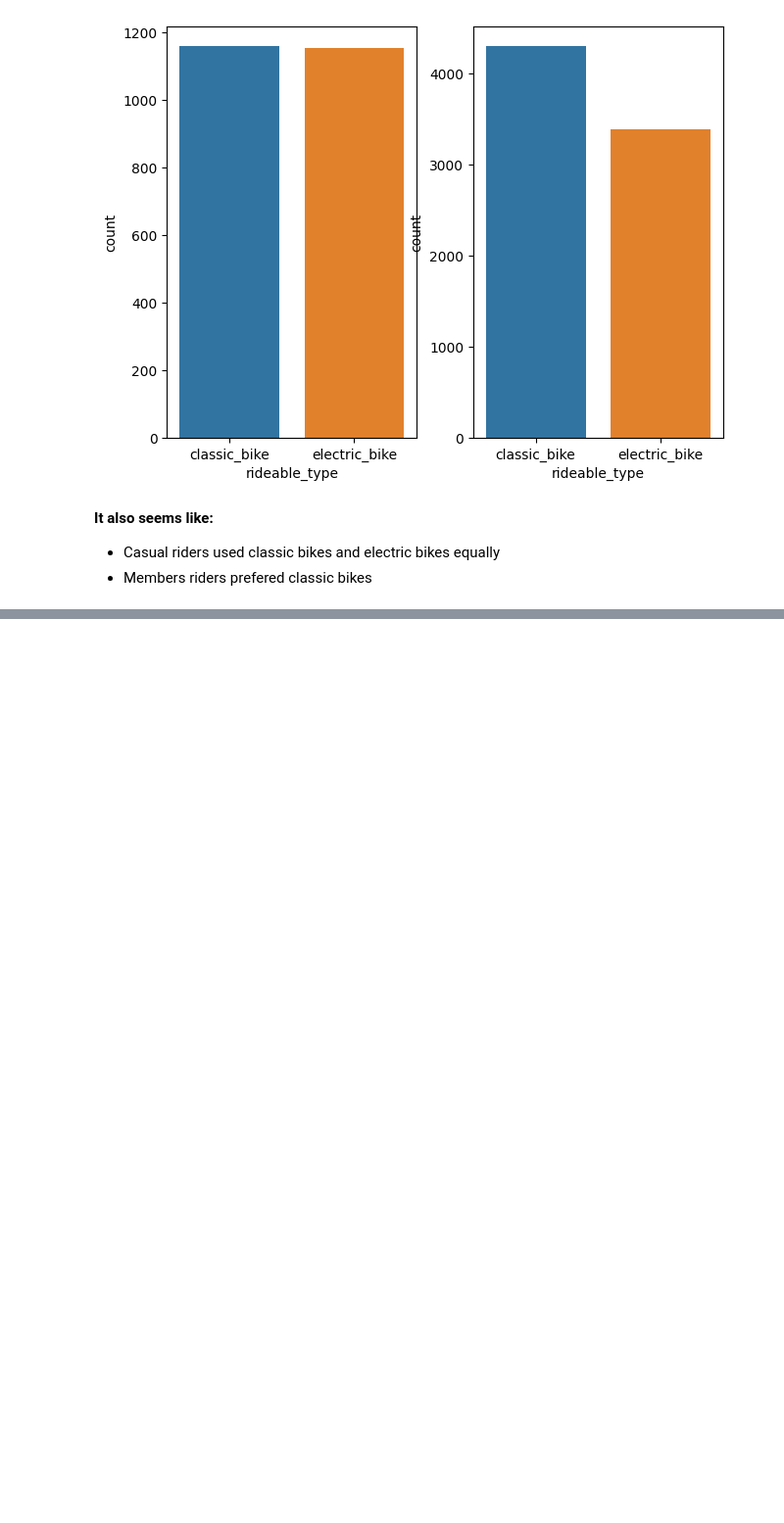
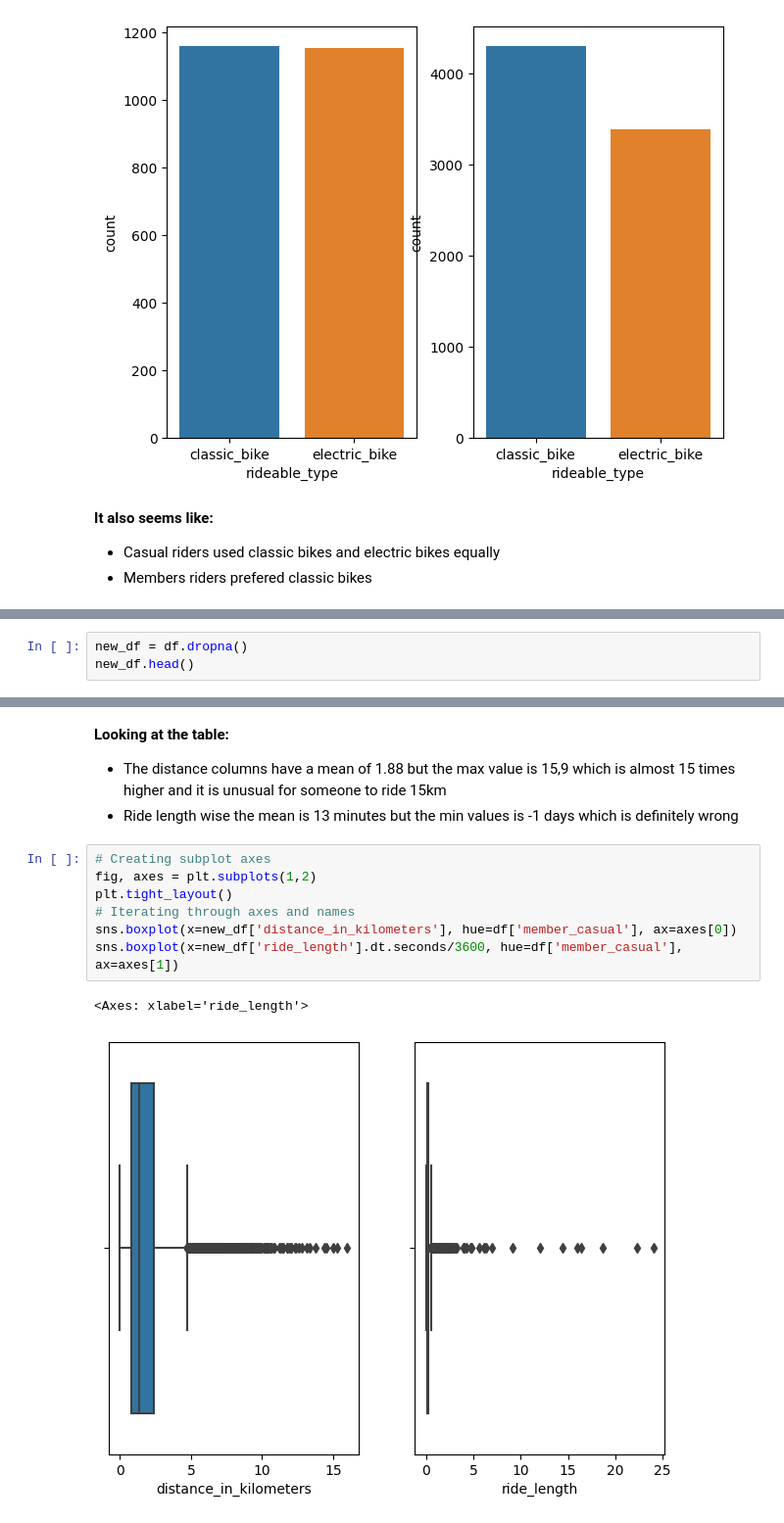
Before and after one commit to ndminh2003/Divvy_Bike_Case_Study_Analysis, a Jupyter notebook: divvy-casestudy.ipynb, the cells around one changed output, grey strips where cells are left out. Shown at 98% size. Drawn from its saved outputs; the diff is of its cells as text; blank space fills up the shorter version.

```diff
--- a/divvy-casestudy.ipynb
+++ b/divvy-casestudy.ipynb
@@ -259,0 +326,3 @@ df_n = encoder.fit_transform(df[['start_lat','end_lat','start_lng','end_lng','me
+# %%
+new_df = df.dropna()
+new_df.head()
@@ -259,0 +371,14 @@ df_n = encoder.fit_transform(df[['start_lat','end_lat','start_lng','end_lng','me
+# %% [markdown]
+**Looking at the table:**
+* The distance columns have a mean of 1.88 but the max value is 15,9 which is almost 15 times higher and it is unusual for someone to ride 15km
+* Ride length wise the mean is 13 minutes but the min values is -1 days which is definitely wrong
+# %%
+# Creating subplot axes
+fig, axes = plt.subplots(1,2)
+plt.tight_layout()
+# Iterating through axes and names
+sns.boxplot(x=new_df['distance_in_kilometers'], hue=df['member_casual'], ax=axes[0])
+sns.boxplot(x=new_df['ride_length'].dt.seconds/3600, hue=df['member_casual'], ax=axes[1])
+# %% [output]
+<Axes: xlabel='ride_length'>
+[figure, added]
```
Also changed, not shown: parts of 34 cells of this notebook.
